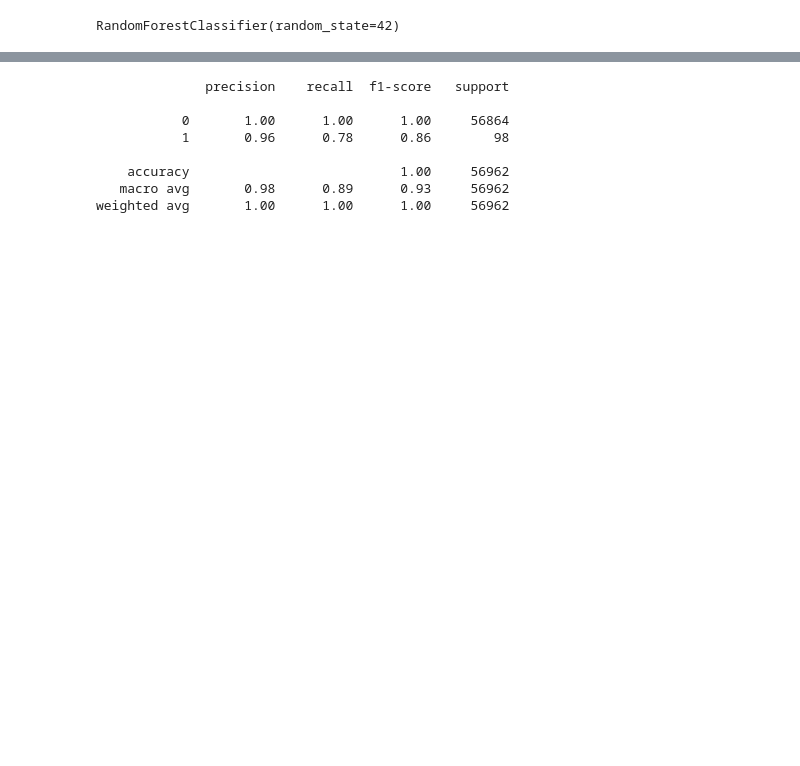
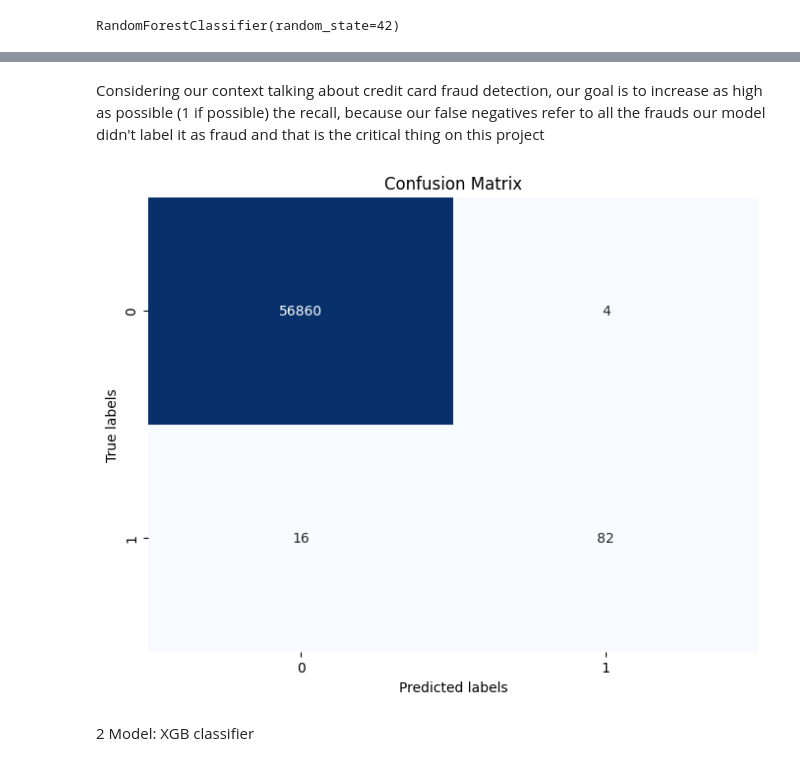
Before and after one commit to dars180602/Credit-Card-Fraud-Detection, a Jupyter notebook: Credit_Card_Fraud_Detection.ipynb, the cells around one changed output, grey strips where cells are left out. Cells and saved outputs as stored; diff of their text form; code cells hidden in the pictures; blank space fills up the shorter version.

```diff
--- a/Credit_Card_Fraud_Detection.ipynb
+++ b/Credit_Card_Fraud_Detection.ipynb
@@ -377,5 +451,8 @@ Splitting the data
 # %%
-X = df.drop(columns=['Class'])  # Features
+#X = df.drop(columns=['Class'])  # Features
+#X = df.drop(columns=['Class','V1','V2','V5','V6','V8','V9','V11','V13','V15','V18','V19','V20','V21','V22','V23','V24','V25','V26','V27','V28','Time','Amount'])  # Features
+X = df.drop(columns=['Class','V1','V2','V5','V6','V8','V9','V11','V13','V15','V22','V23','V25','V26'])  # Features
+
 y = df['Class']  # Target variable
 
 # Split the Data
@@ -404,23 +483,16 @@ print(classification_report(y_test, y_pred))
 weighted avg       1.00      1.00      1.00     56962
-# %%
-
-# Optionally, you can handle class imbalance using techniques like oversampling
-oversampler = RandomOverSampler(random_state=42)
-X_train_balanced, y_train_balanced = oversampler.fit_resample(X_train, y_train)
-
-# Retrain the model on the balanced data
-model_balanced = RandomForestClassifier(random_state=42)
-model_balanced.fit(X_train_balanced, y_train_balanced)
-
-# Evaluate the balanced model
-y_pred_balanced = model_balanced.predict(X_test)
-print(classification_report(y_test, y_pred_balanced))
-# %% [output]
-              precision    recall  f1-score   support
-
-           0       1.00      1.00      1.00     56864
-           1       0.96      0.78      0.86        98
-
-    accuracy                           1.00     56962
-   macro avg       0.98      0.89      0.93     56962
-weighted avg       1.00      1.00      1.00     56962
+# %% [markdown]
+Considering our context talking about credit card fraud detection, our goal is to increase as high as possible (1 if possible) the recall, because our false negatives refer to all the frauds our model didn't label it as fraud and that is the critical thing on this project
+# %%
+# Create confusion matrix
+cm = confusion_matrix(y_test, y_pred)
+
+# Plot confusion matrix
+plt.figure(figsize=(8, 6))
+sns.heatmap(cm, annot=True, cmap='Blues', fmt='g', cbar=False)
+plt.xlabel('Predicted labels')
+plt.ylabel('True labels')
+plt.title('Confusion Matrix')
+plt.show()
+# %% [output]
+[figure, added]
@@ -426,0 +504,2 @@ weighted avg       1.00      1.00      1.00     56962
+# %% [markdown]
+2 Model: XGB classifier
```
Also changed, not shown: parts of 43 cells of this notebook.
